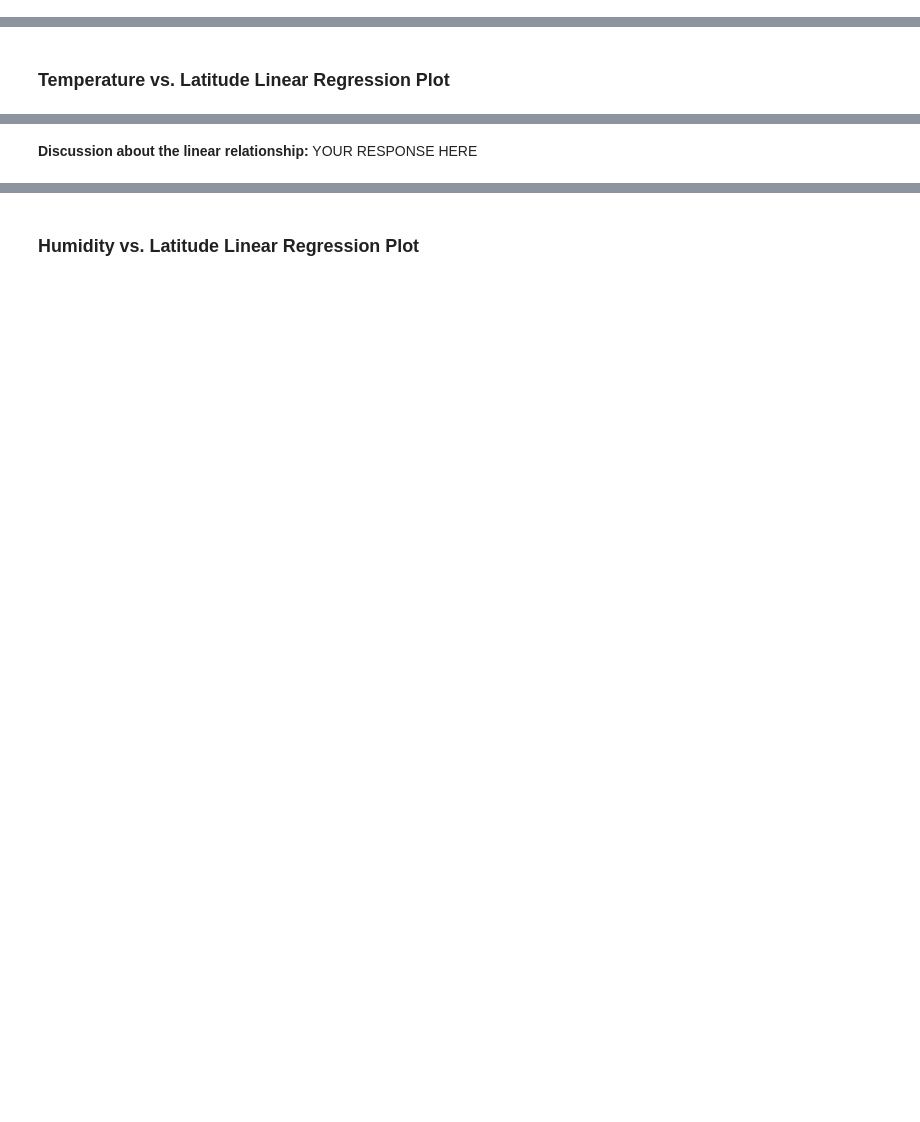
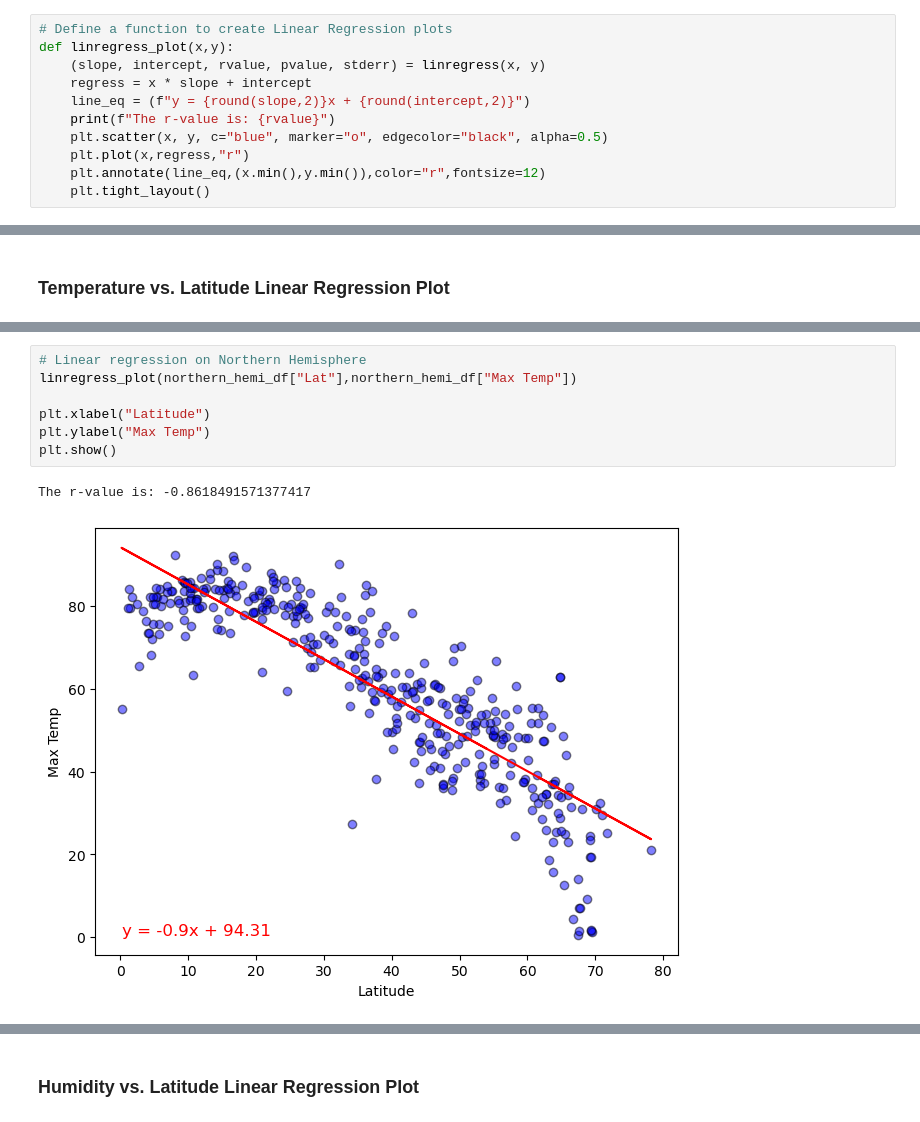
Before and after one commit to aparsley1/python-api-challenge, a Jupyter notebook: WeatherPy/WeatherPy.ipynb, the cells around one changed output, grey strips where cells are left out. Drawn from its saved outputs; the diff is of its cells as text; blank space fills up the shorter version.

Commit message:
linear regression complete

```diff
--- a/WeatherPy/WeatherPy.ipynb
+++ b/WeatherPy/WeatherPy.ipynb
@@ -281,2 +278,13 @@ plt.show()
+# %%
+# Define a function to create Linear Regression plots
+def linregress_plot(x,y):
+    (slope, intercept, rvalue, pvalue, stderr) = linregress(x, y)
+    regress = x * slope + intercept
+    line_eq = (f"y = {round(slope,2)}x + {round(intercept,2)}")
+    print(f"The r-value is: {rvalue}")
+    plt.scatter(x, y, c="blue", marker="o", edgecolor="black", alpha=0.5)
+    plt.plot(x,regress,"r")
+    plt.annotate(line_eq,(x.min(),y.min()),color="r",fontsize=12)
+    plt.tight_layout()
 # %%
 # Create a DataFrame with the Northern Hemisphere data (Latitude >= 0)
@@ -323,2 +320,10 @@ The r-value is: 0.4121057168607245
-# %% [markdown]
-**Discussion about the linear relationship:** YOUR RESPONSE HERE
+# %%
+# Linear regression on Northern Hemisphere
+linregress_plot(northern_hemi_df["Lat"],northern_hemi_df["Max Temp"])
+
+plt.xlabel("Latitude")
+plt.ylabel("Max Temp")
+plt.show()
+# %% [output]
+The r-value is: -0.8618491571377417
+[figure, added]
```
Also changed, not shown: parts of 33 cells of this notebook, 5 other files.
